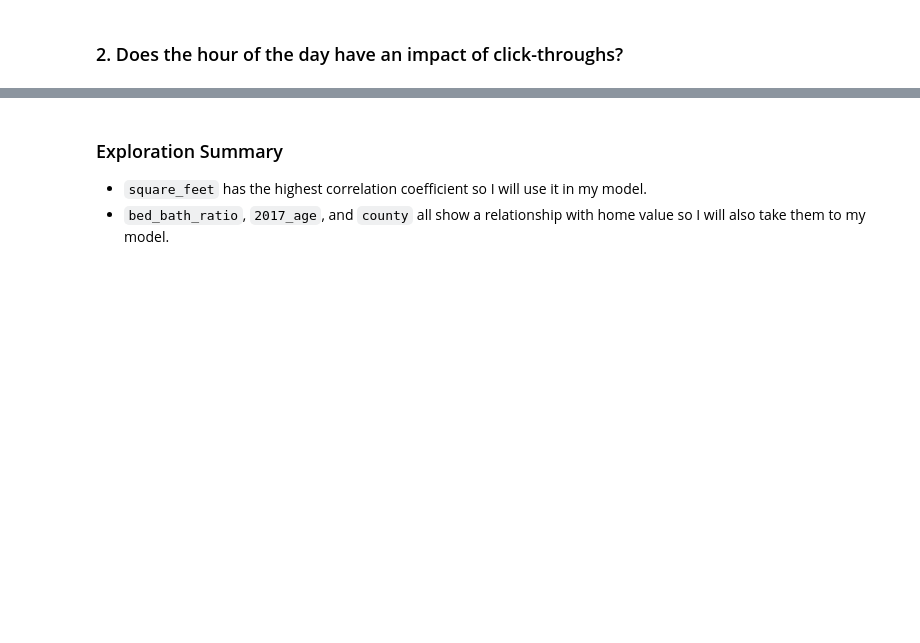
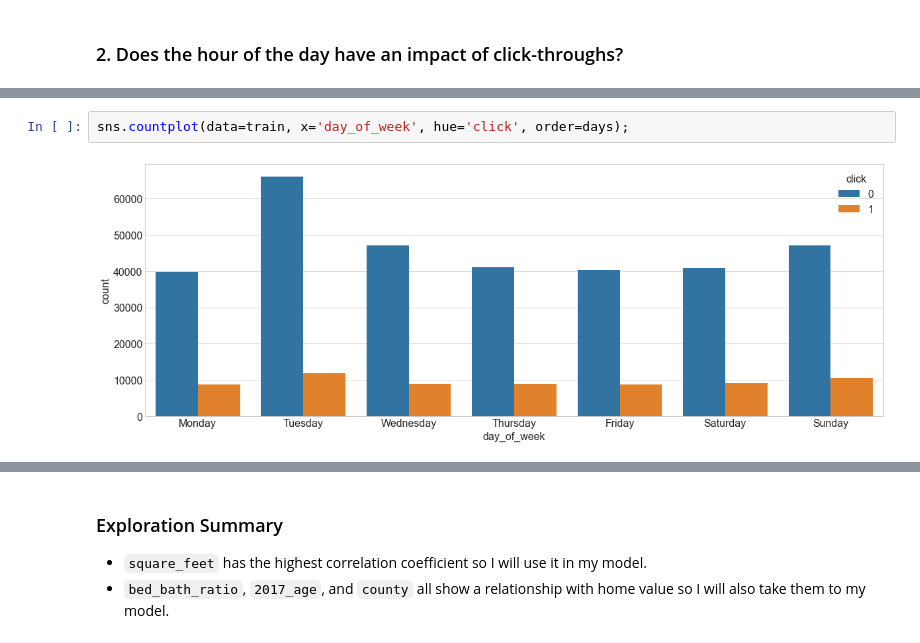
Before and after one commit to markydoug/click_throughs, a Jupyter notebook: project_template.ipynb, the cells around one changed output, grey strips where cells are left out. Cells and saved outputs as stored; diff of their text form; blank space fills up the shorter version.

```diff
--- a/project_template.ipynb
+++ b/project_template.ipynb
@@ -151,0 +166,4 @@ train_scale
+# %%
+sns.countplot(data=train, x='day_of_week', hue='click', order=days);
+# %% [output]
+[figure, added]
```
Also changed, not shown: parts of 38 cells of this notebook.
